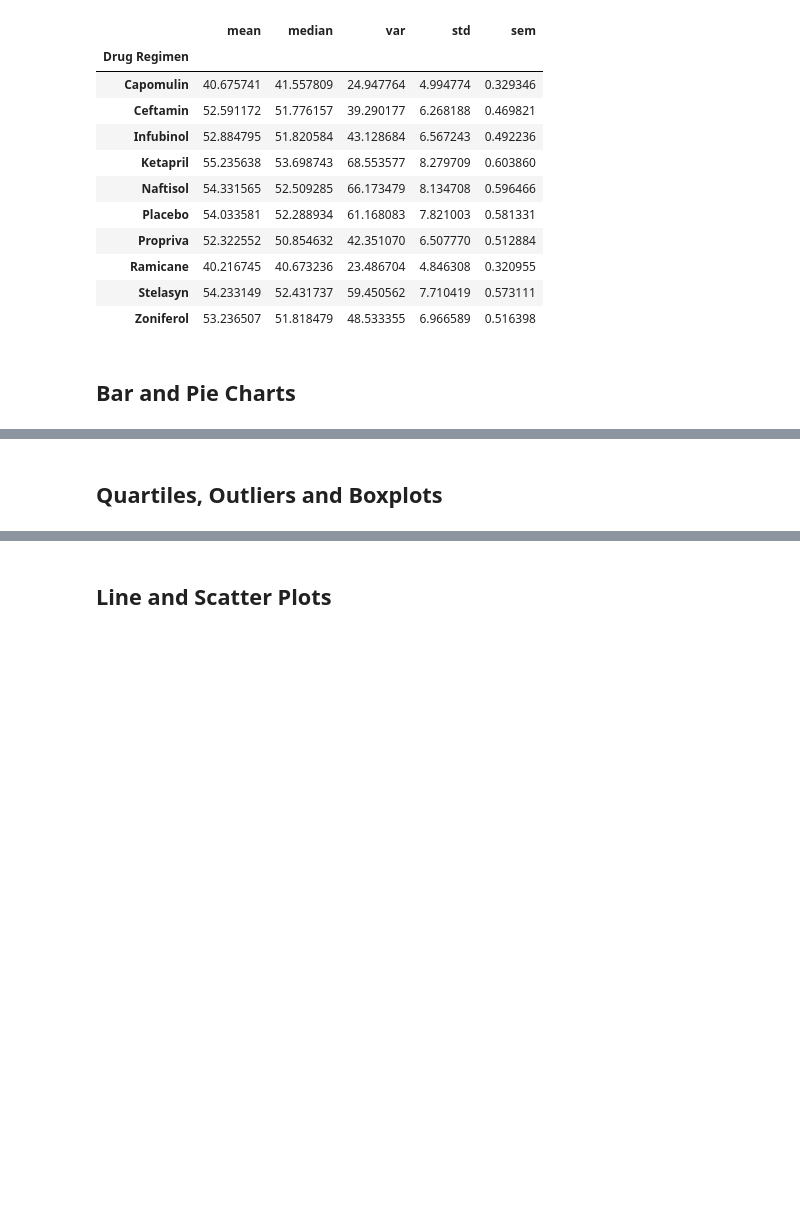
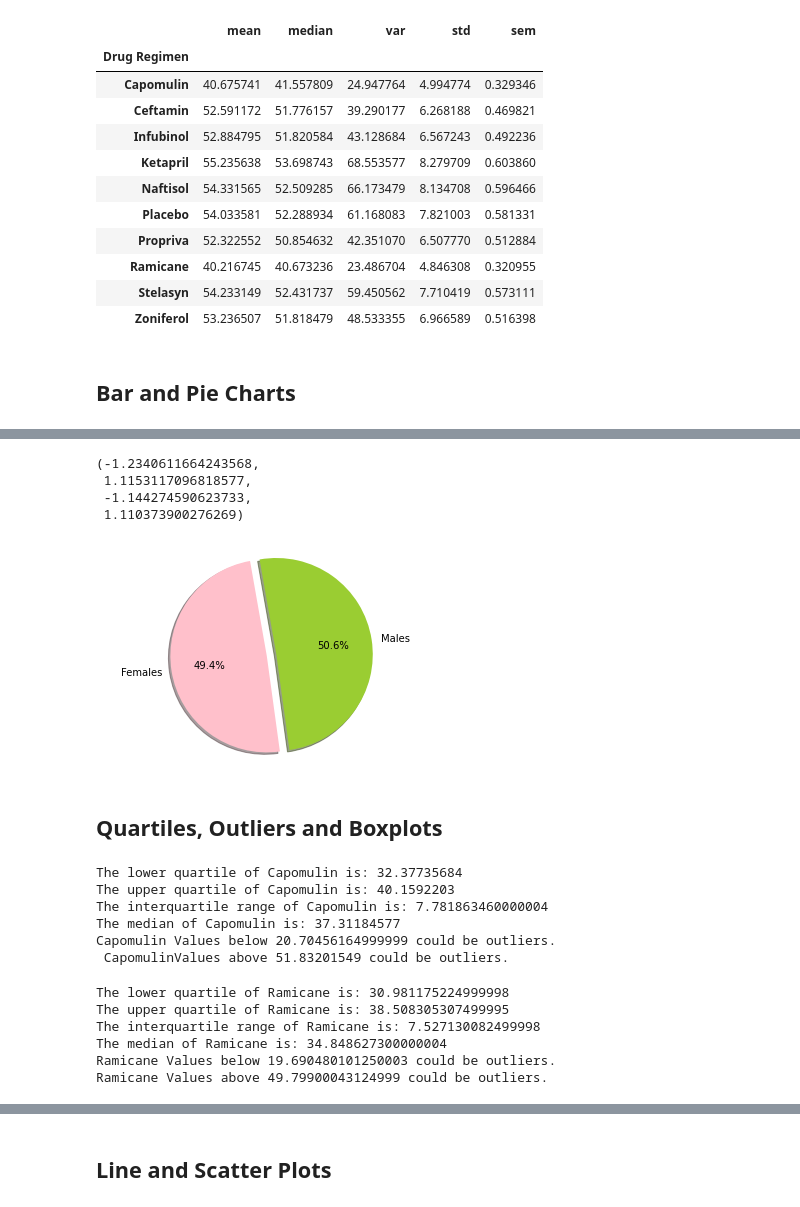
Before and after one commit to jagnoor/Matplotlib-The-Power-of-Plots, a Jupyter notebook: Matplotlib-Instructions/Pymaceuticals/pymaceuticals.ipynb, the cells around one changed output, grey strips where cells are left out. Drawn from its saved outputs; the diff is of its cells as text; code cells hidden in the pictures; blank space fills up the shorter version.

```diff
--- a/Matplotlib-Instructions/Pymaceuticals/pymaceuticals.ipynb
+++ b/Matplotlib-Instructions/Pymaceuticals/pymaceuticals.ipynb
@@ -181,2 +208,20 @@ plt.tight_layout()
+# %%
+# Generate a pie plot showing the distribution of female versus male mice using pyplot
+
+gender_count = (combined_df.groupby(["Sex"])["Age_months"].count()).tolist()
+gender_count
+
+labels = ["Females", "Males"]
+colors = ["pink", "yellowgreen"]
+explode = (0.1, 0)
+
+plt.pie(gender_count, explode=explode, labels=labels, colors=colors, autopct="%1.1f%%", shadow=True, startangle=100)
+plt.axis("equal")
+# %% [output]
+(-1.2340611664243568,
+ 1.1153117096818577,
+ -1.144274590623733,
+ 1.110373900276269)
+[figure, added]
 # %% [markdown]
 ## Quartiles, Outliers and Boxplots
@@ -191,17 +291,52 @@ plt.tight_layout()
 # %%
 # Put treatments into a list for for loop (and later for plot labels)
+# Create empty list to fill with tumor vol data (for plotting)
+# Calculate the IQR and quantitatively determine if there are any potential outliers.
+    # Locate the rows which contain mice on each drug and get the tumor volumes
+    # add subset
+    # Determine outliers using upper and lower bounds
 
+quartiles = capo_obj.quantile([.25,.5,.75])
+lowerq = quartiles[0.25]
+upperq = quartiles[0.75]
+iqr = upperq - lowerq
 
-# Create empty list to fill with tumor vol data (for plotting)
+print(f"The lower quartile of Capomulin is: {lowerq}")
+print(f"The upper quartile of Capomulin is: {upperq}")
+print(f"The interquartile range of Capomulin is: {iqr}")
+print(f"The median of Capomulin is: {quartiles[0.5]}")
 
-
-# Calculate the IQR and quantitatively determine if there are any potential outliers.
-
-
-    # Locate the rows which contain mice on each drug and get the tumor volumes
-
-
-    # add subset
-
-
-    # Determine outliers using upper and lower bounds
+lower_bound = lowerq - (1.5*iqr)
+upper_bound = upperq + (1.5*iqr)
+print(f"Capomulin Values below {lower_bound} could be outliers.")
+print(f" CapomulinValues above {upper_bound} could be outliers.")
+# %% [output]
+The lower quartile of Capomulin is: 32.37735684
+The upper quartile of Capomulin is: 40.1592203
+The interquartile range of Capomulin is: 7.781863460000004
+The median of Capomulin is: 37.31184577
+Capomulin Values below 20.70456164999999 could be outliers.
+ CapomulinValues above 51.83201549 could be outliers.
+# %%
+quartiles = ram_obj.quantile([.25,.5,.75])
+lowerq = quartiles[0.25]
+upperq = quartiles[0.75]
+iqr = upperq - lowerq
+
+print(f"The lower quartile of Ramicane is: {lowerq}")
+print(f"The upper quartile of Ramicane is: {upperq}")
+print(f"The interquartile range of Ramicane is: {iqr}")
+print(f"The median of Ramicane is: {quartiles[0.5]}")
+
+
+lower_bound = lowerq - (1.5*iqr)
+upper_bound = upperq + (1.5*iqr)
+print(f"Ramicane Values below {lower_bound} could be outliers.")
+print(f"Ramicane Values above {upper_bound} could be outliers.")
+# %% [output]
+The lower quartile of Ramicane is: 30.981175224999998
+The upper quartile of Ramicane is: 38.508305307499995
+The interquartile range of Ramicane is: 7.527130082499998
+The median of Ramicane is: 34.848627300000004
+Ramicane Values below 19.690480101250003 could be outliers.
+Ramicane Values above 49.79900043124999 could be outliers.
```
Also changed, not shown: parts of 23 cells of this notebook, 3 other files.
